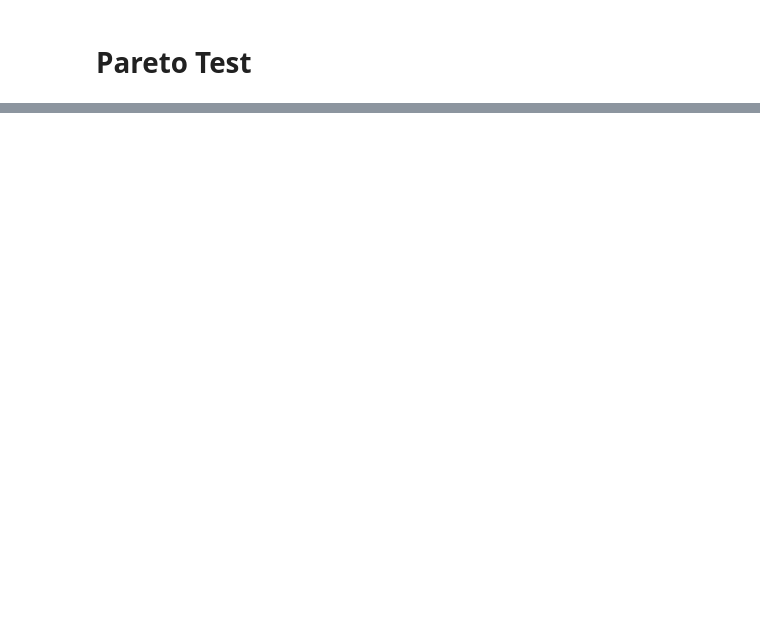
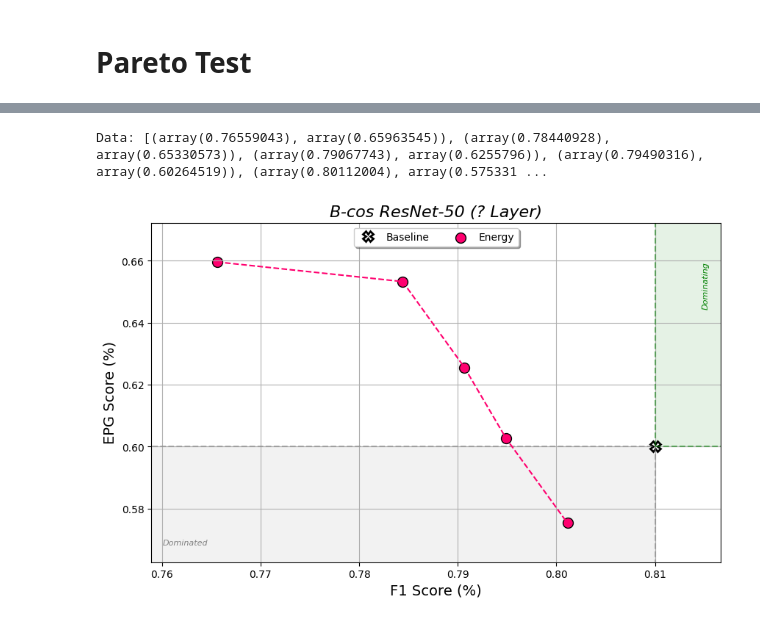
Before and after one commit to rensdebee/FACTifAI_2024_3, a Jupyter notebook: visualisations.ipynb, the cells around one changed output, grey strips where cells are left out. Saved outputs shown, nothing was run; the diff lists cells and outputs as text; code cells hidden in the pictures; blank space fills up the shorter version.

```diff
--- a/visualisations.ipynb
+++ b/visualisations.ipynb
@@ -401,0 +428,24 @@ plot_pareto_curve(
+# %%
+# Bcos - F-Score, BB-Loc (EPG) Pareto Curve
+root_folder = './ptest8/VOC2007/TEST'
+data_f1_epg = load_pareto_data_from_file_names(root_folder, metrics=('f_score', 'bb_score'))
+
+print('Data:', data_f1_epg)
+
+energy_data = data_f1_epg
+l1_data = []
+ppce_data = []
+rrr_data = []
+
+plot_pareto_curve(
+    baseline_data=(0.81, 0.6),
+    energy_data=energy_data,
+    l1_data=l1_data,
+    ppce_data=ppce_data,
+    rrr_data=rrr_data,
+    x_label='F1 Score (%)',
+    y_label='EPG Score (%)',
+    title='B-cos ResNet-50 (? Layer)')
+# %% [output]
+Data: [(array(0.76559043), array(0.65963545)), (array(0.78440928), array(0.65330573)), (array(0.79067743), array(0.6255796)), (array(0.79490316), array(0.60264519)), (array(0.80112004), array(0.575331 ...
+[figure, added]
```
Also changed, not shown: parts of 14 cells of this notebook, 15 other files.
